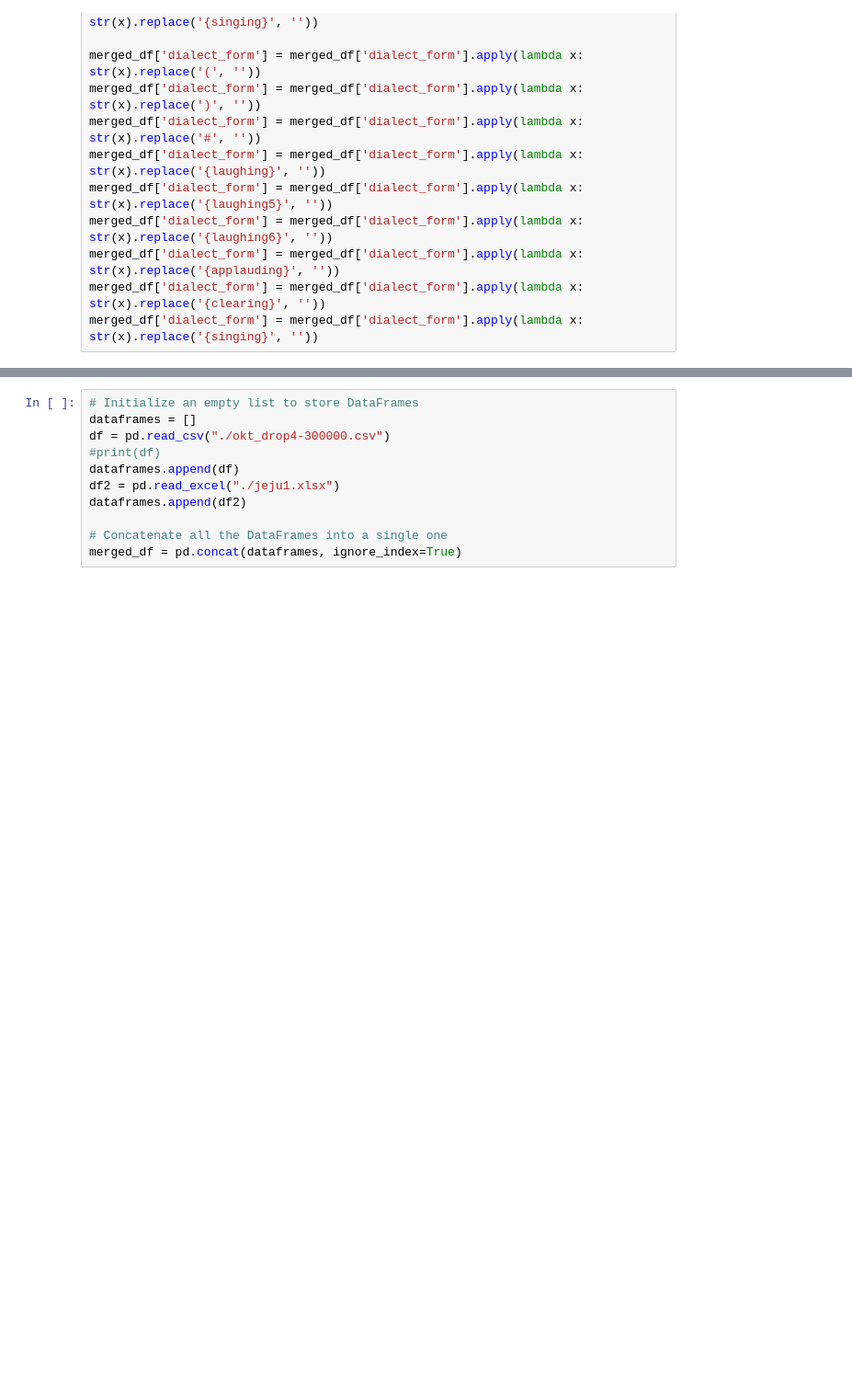
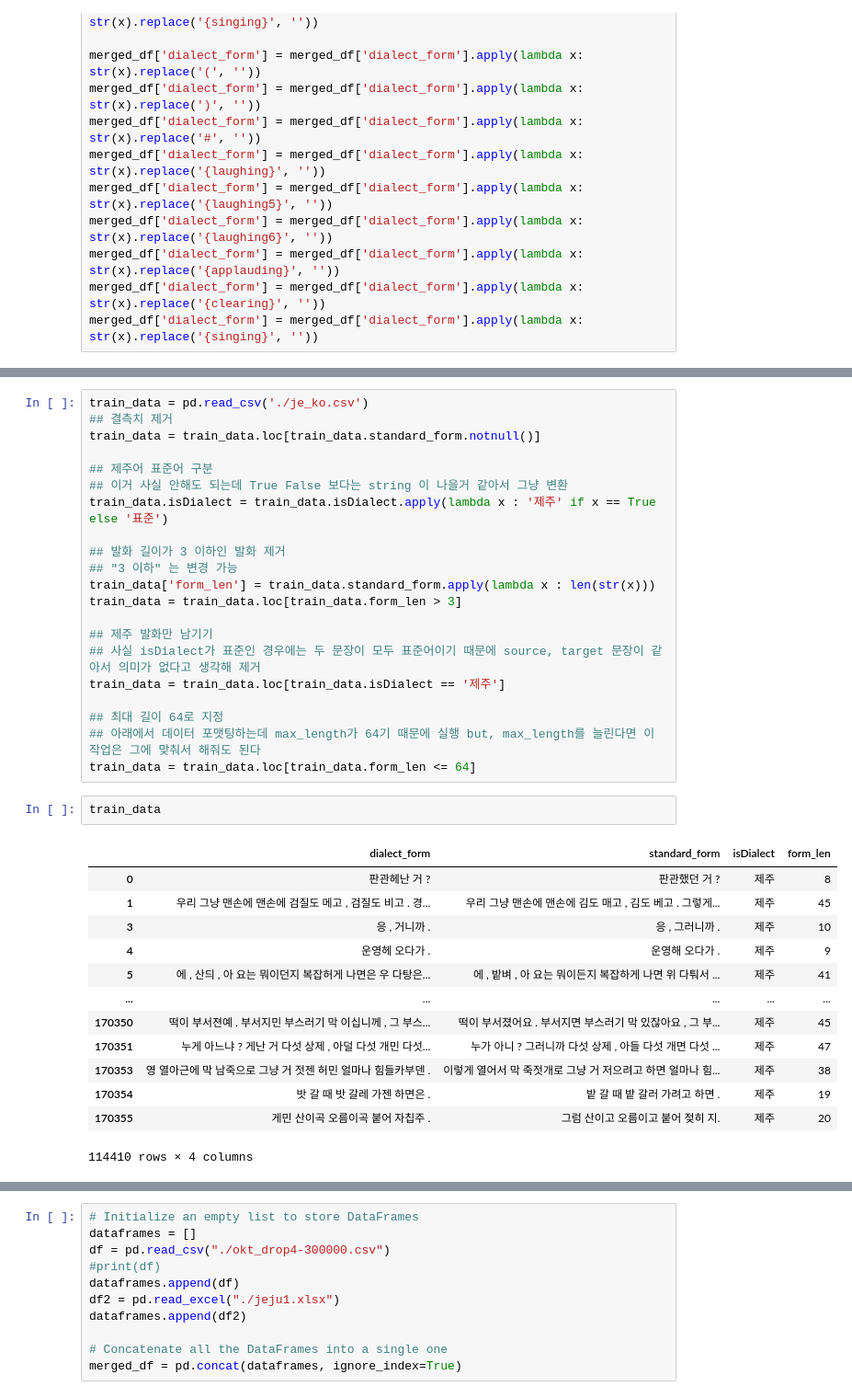
Before and after one commit to maeseok/BITAmin, a Jupyter notebook: BITAmin/1학기 프로젝트/concat.ipynb, the cells around one changed output, grey strips where cells are left out. Shown at 92% size. Saved outputs shown, nothing was run; the diff lists cells and outputs as text; blank space fills up the shorter version.

```diff
--- a/BITAmin/1학기 프로젝트/concat.ipynb
+++ b/BITAmin/1학기 프로젝트/concat.ipynb
@@ -113,0 +125,37 @@ processed_df.to_excel('jeju1.xlsx', index=False)
+# %%
+train_data = pd.read_csv('./je_ko.csv')
+## 결측치 제거
+train_data = train_data.loc[train_data.standard_form.notnull()]
+
+## 제주어 표준어 구분
+## 이거 사실 안해도 되는데 True False 보다는 string 이 나을거 같아서 그냥 변환
+train_data.isDialect = train_data.isDialect.apply(lambda x : '제주' if x == True else '표준')
+
+## 발화 길이가 3 이하인 발화 제거
+## "3 이하" 는 변경 가능
+train_data['form_len'] = train_data.standard_form.apply(lambda x : len(str(x)))
+train_data = train_data.loc[train_data.form_len > 3]
+
+## 제주 발화만 남기기
+## 사실 isDialect가 표준인 경우에는 두 문장이 모두 표준어이기 때문에 source, target 문장이 같아서 의미가 없다고 생각해 제거
+train_data = train_data.loc[train_data.isDialect == '제주']
+
+## 최대 길이 64로 지정
+## 아래에서 데이터 포맷팅하는데 max_length가 64기 때문에 실행 but, max_length를 늘린다면 이 작업은 그에 맞춰서 해줘도 된다
+train_data = train_data.loc[train_data.form_len <= 64]
+# %%
+train_data
+# %% [output]
+|  | dialect_form | standard_form | isDialect | form_len |
+| 0 | 판관헤난 거 ? | 판관했던 거 ? | 제주 | 8 |
+| 1 | 우리 그냥 맨손에 맨손에 검질도 메고 , 검질도 비고 . 경... | 우리 그냥 맨손에 맨손에 김도 매고 , 김도 베고 . 그렇게... | 제주 | 45 |
+| 3 | 응 , 거니까 . | 응 , 그러니까 . | 제주 | 10 |
+| 4 | 운영헤 오다가 . | 운영해 오다가 . | 제주 | 9 |
+| 5 | 에 , 산듸 , 아 요는 뭐이던지 복잡허게 나면은 우 다탕은... | 에 , 밭벼 , 아 요는 뭐이든지 복잡하게 나면 위 다퉈서 ... | 제주 | 41 |
+| ... | ... | ... | ... | ... |
+| 170350 | 떡이 부서젼예 . 부서지민 부스러기 막 이십니께 , 그 부스... | 떡이 부서졌어요 . 부서지면 부스러기 막 있잖아요 , 그 부... | 제주 | 45 |
+| 170351 | 누게 아느냐 ? 게난 거 다섯 상제 , 아덜 다섯 개민 다섯... | 누가 아니 ? 그러니까 다섯 상제 , 아들 다섯 개면 다섯 ... | 제주 | 47 |
+| 170353 | 영 열아근에 막 남죽으로 그냥 거 젓젠 허민 얼마나 힘들카부덴 . | 이렇게 열어서 막 죽젓개로 그냥 거 저으려고 하면 얼마나 힘... | 제주 | 38 |
+| 170354 | 밧 갈 때 밧 갈레 가젠 하면은 . | 밭 갈 때 밭 갈러 가려고 하면 . | 제주 | 19 |
+| 170355 | 게민 산이곡 오름이곡 붙어 자칩주 . | 그럼 산이고 오름이고 붙어 젖히 지. | 제주 | 20 |
+114410 rows × 4 columns
```
Also changed, not shown: parts of 10 cells of this notebook, 8 other files.
